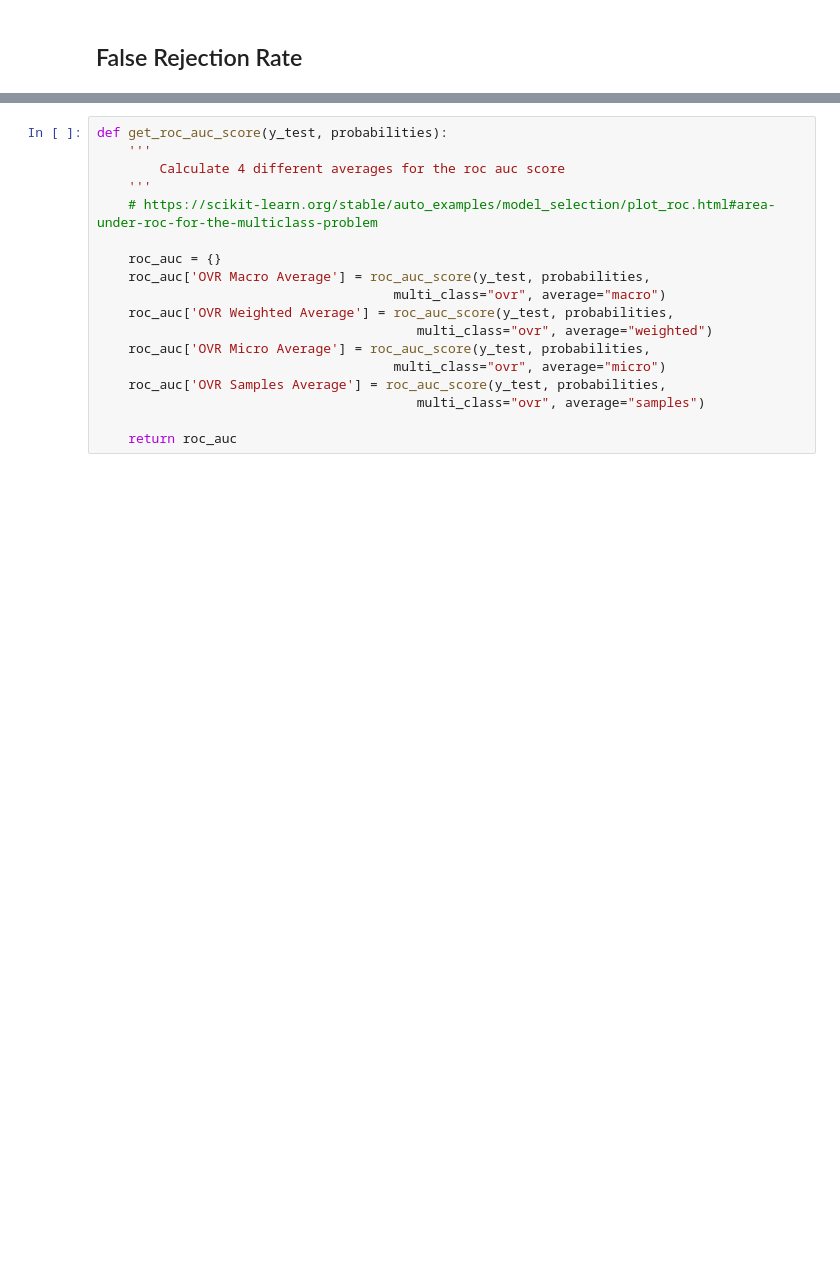
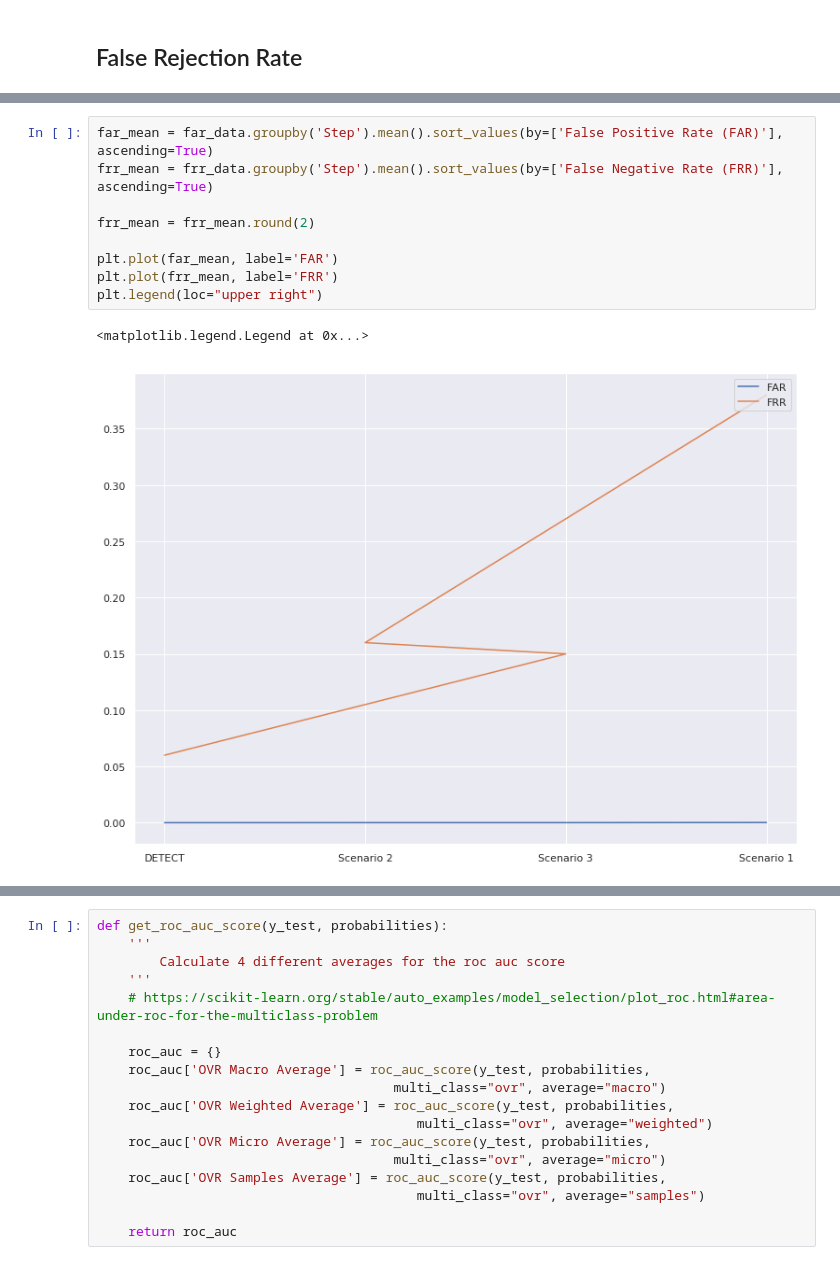
Before and after one commit to marceloFA/healthsense, a Jupyter notebook: Classification Metrics.ipynb, the cells around one changed output, grey strips where cells are left out. Drawn from its saved outputs; the diff is of its cells as text; blank space fills up the shorter version.

```diff
--- a/Classification Metrics.ipynb
+++ b/Classification Metrics.ipynb
@@ -139,0 +172,12 @@ plt.savefig('FRR_box_plot.eps')
+# %%
+far_mean = far_data.groupby('Step').mean().sort_values(by=['False Positive Rate (FAR)'], ascending=True)
+frr_mean = frr_data.groupby('Step').mean().sort_values(by=['False Negative Rate (FRR)'], ascending=True)
+
+frr_mean = frr_mean.round(2)
+
+plt.plot(far_mean, label='FAR')
+plt.plot(frr_mean, label='FRR')
+plt.legend(loc="upper right")
+# %% [output]
+<matplotlib.legend.Legend at 0x...>
+[figure, added]
```
Also changed, not shown: parts of 4 cells of this notebook, 2 other files.
